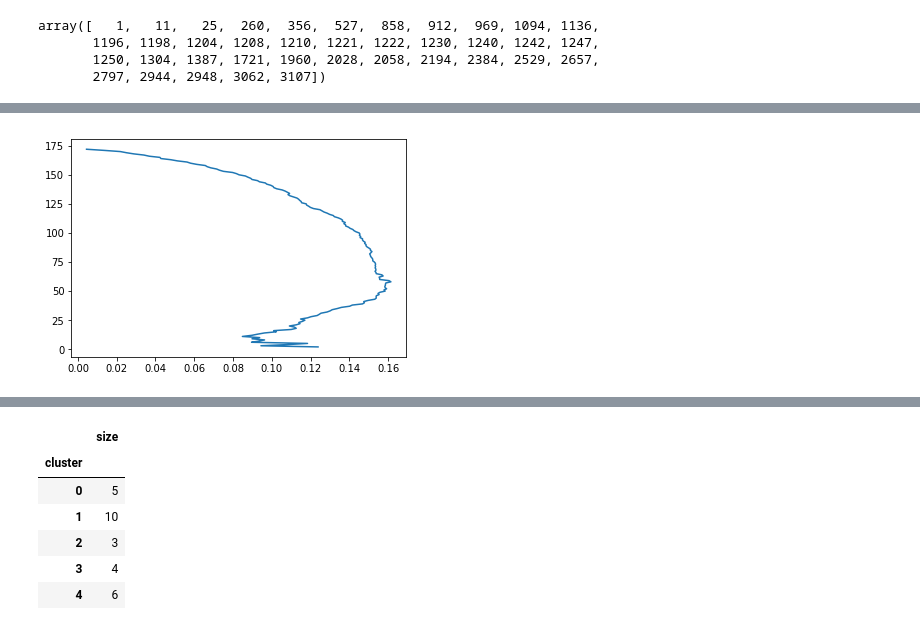
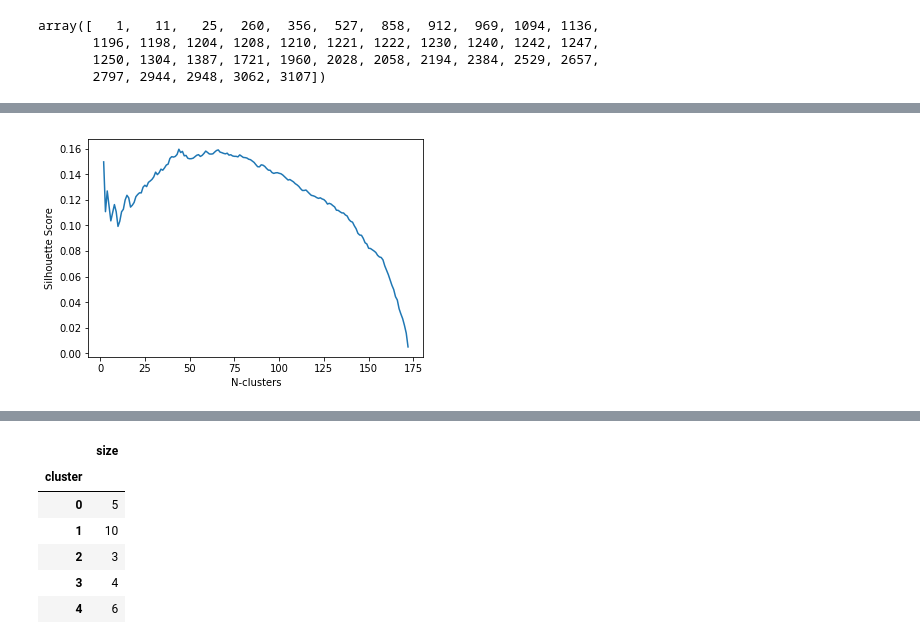
Before and after one commit to aniruddhakal/Recommending-Diverse-And-Serendipitous-Movies-using-Tag-Genome, a Jupyter notebook: ipython_notebooks/DataExploration/DataExploration_ProfilingUsingTagGenome.ipynb, the cells around one changed output, grey strips where cells are left out. Drawn from its saved outputs; the diff is of its cells as text; code cells hidden in the pictures.

```diff
--- a/ipython_notebooks/DataExploration/DataExploration_ProfilingUsingTagGenome.ipynb
+++ b/ipython_notebooks/DataExploration/DataExploration_ProfilingUsingTagGenome.ipynb
@@ -41,6 +41,9 @@ ratings_df
 | 20000262 | 138493 | 71619 | 2.5 |
 19800443 rows × 3 columns
 # %%
-genome_scores_df = genome_scores_df.pivot(index='movieId', columns='tagId', values='relevance')
+# genome_scores_df = genome_scores_df.pivot(index='movieId', columns='tagId', values='relevance')
+# file_name = 'threshold_0.4_float_movie_genomes_bz2'
+file_name = 'movies_lemmatized_threshold_0.25_float_movie_genomes_bz2'
+genome_scores_df = pd.read_pickle(data_dir + '/output/' + file_name, compression='bz2')
 genome_scores_df
 # %% [output]
@@ -73,22 +132,22 @@ n_clusters = [2, 3, 4, 5, 6, 8, 10, 12, 15, 17, 20, 25]
 metrics = ['cosine', 'euclidean', 'cityblock', 'braycurtis', 'canberra', 'chebyshev', 'correlation', 'dice', 'hamming', 'jaccard', 'kulsinski', 'mahalanobis', 'minkowski', 'rogerstanimoto', 'russellrao', 'seuclidean', 'sokalmichener', 'sokalsneath', 'sqeuclidean', 'yule']
 # cosine_ eps = [0.04, 0.07, 0.1, 0.11, 0.13, 0.15, 0.17, 0.2, 0.25, 0.27, 0.29, 0.3, 0.35]
 eps = [0.04, 0.07, 0.1, 0.11, 0.13, 0.15, 0.17, 0.2, 0.25, 0.27, 0.29, 0.3, 0.35]
-# for e in eps:
-for cluster_size in range(150,900, 30):
+for e in eps[1:]:
+# for cluster_size in range(150,900, 30):
 # with cluster_size as 1100:
 # cluster_size = 700
 #     for metric in metrics:
-    result = KMeans(n_clusters=cluster_size, random_state=171450, n_jobs=-1).fit_predict(genome_scores_df.values)
+#     result = KMeans(n_clusters=cluster_size, random_state=171450, n_jobs=-1).fit_predict(genome_scores_df.values)
 #     print("e", e)
 
-#     result = DBSCAN(eps=e, metric='cosine').fit_predict(genome_scores_df.values)
+    result = DBSCAN(eps=e, metric='cosine').fit_predict(genome_scores_df.values)
 
     # linkage : {“ward”, “complete”, “average”, “single”}
 #     result = AgglomerativeClustering(n_clusters=cluster_size, affinity='euclidean', linkage='ward').fit_predict(genome_scores_df.values)
 
     score = silhouette_score(genome_scores_df.values, result)
-    print("N Clusters: ", cluster_size, ", Silhouette Score: ", score, "Result Unique Size", np.unique(result).size)
-#     print("EPS: ", e, ", Silhouette Score: ", score, "Result Unique Size", np.unique(result).size)
+#     print("N Clusters: ", cluster_size, ", Silhouette Score: ", score, "Result Unique Size", np.unique(result).size)
+    print("EPS: ", e, ", Silhouette Score: ", score, "Result Unique Size", np.unique(result).size)
 #     print(", Silhouette Score: ", score, ", Metric: ", metric)
 # result.tolist()
 # result = kmeans.predict(genome_scores_df.values)
@@ -463,11 +431,13 @@ array([102, 145,  87, 113, 117, 104, 135, 141, 112, 161, 134, 149, 127,
 # %%
 cluster_size_silhouette_score_d
 x = cluster_size_silhouette_score_d.values()
 y = cluster_size_silhouette_score_d.keys()
-plt.plot(x, y)
+plt.plot(y, x)
+plt.xlabel('N-clusters')
+plt.ylabel('Silhouette Score')
 plt.show()
 # %% [output]
-[figure, old version]
+[figure, new version]
 # %%
 np_y = np.array(list(x))
 np_y[np_y >= np.quantile(np_y, 0.80)]
```
Also changed, not shown: parts of 18 cells of this notebook, 11 other files.
